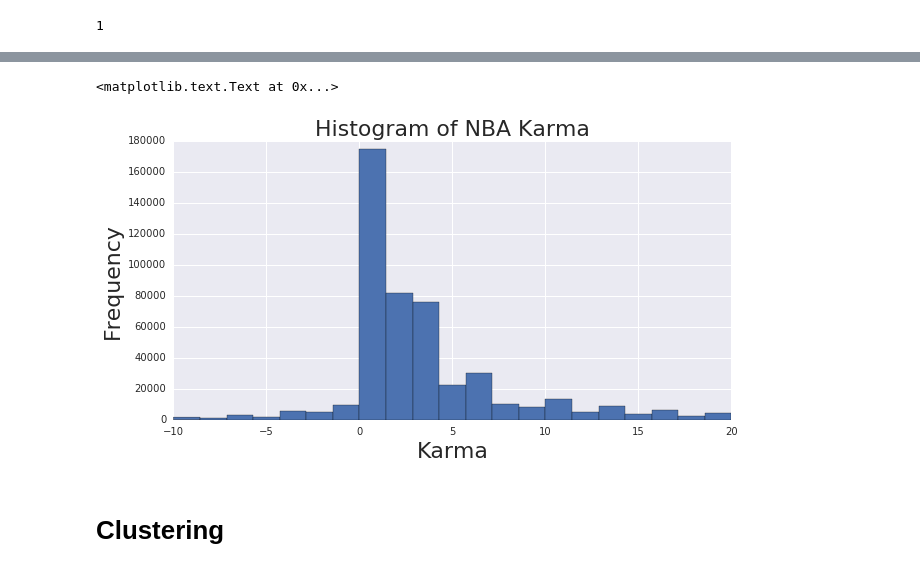
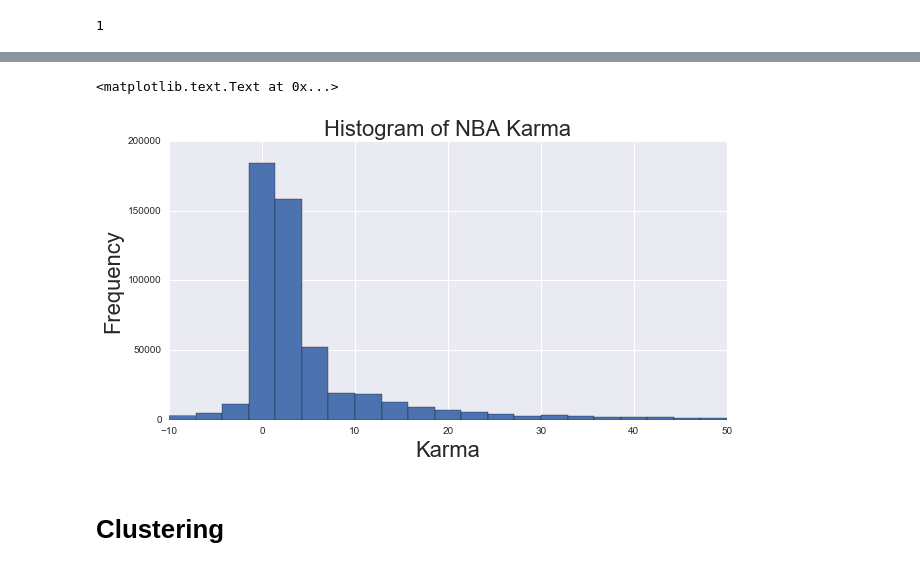
Before and after one commit to AndrewNg/COS424A4, a Jupyter notebook: SWorkbook.ipynb, the cells around one changed output, grey strips where cells are left out. Drawn from its saved outputs; the diff is of its cells as text; code cells hidden in the pictures.

Commit message:
images and code for generating figures

```diff
--- a/SWorkbook.ipynb
+++ b/SWorkbook.ipynb
@@ -184,11 +182,11 @@ plt.show()
 # %%
-plt.hist(dft['score'],21,range=[-10, 20])
+plt.hist(dft['score'],21,range=[-10, 50])
 plt.title('Histogram of NBA Karma')
 plt.xlabel('Karma')
 plt.ylabel('Frequency')
 # %% [output]
 <matplotlib.text.Text at 0x...>
-[figure, old version]
+[figure, new version]
 # %% [markdown]
 # Clustering
 # %% [markdown]
```
Also changed, not shown: parts of 9 cells of this notebook, 4 other files.
